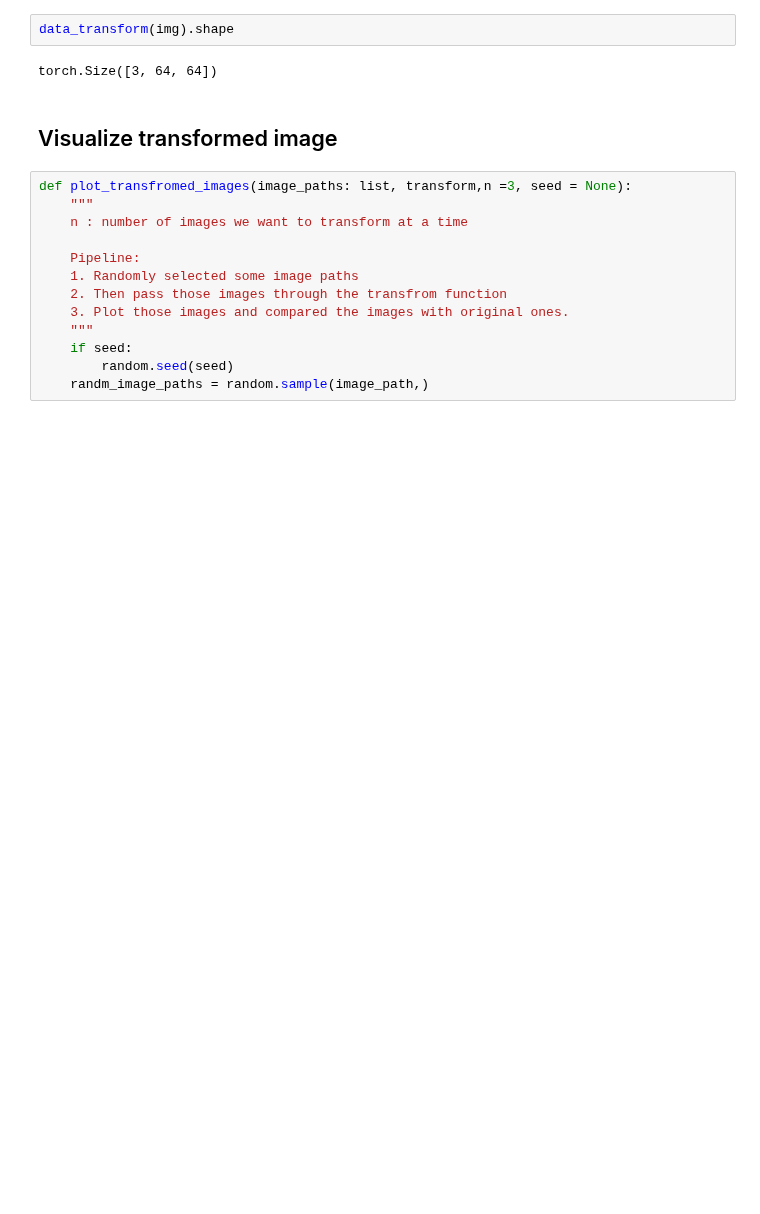
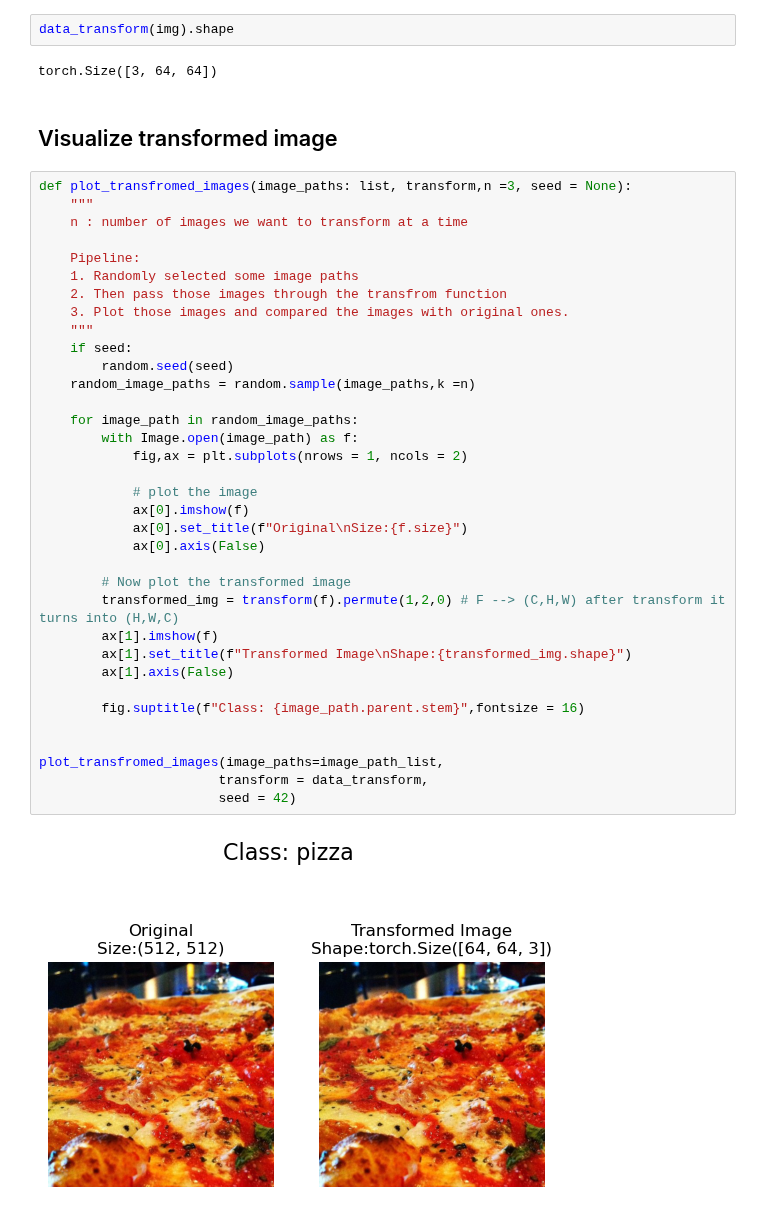
Before and after one commit to Tinonturja/PyTorch-Basics-with-Computer-Vision, a Jupyter notebook: Custom Dataset.ipynb, the cells around one changed output. Drawn from its saved outputs; the diff is of its cells as text; blank space fills up the shorter version.

```diff
--- a/Custom Dataset.ipynb
+++ b/Custom Dataset.ipynb
@@ -247,13 +247,37 @@ torch.Size([3, 64, 64])
 # %%
 def plot_transfromed_images(image_paths: list, transform,n =3, seed = None):
     """
     n : number of images we want to transform at a time
 
     Pipeline:
     1. Randomly selected some image paths
     2. Then pass those images through the transfrom function
     3. Plot those images and compared the images with original ones.
     """
     if seed:
         random.seed(seed)
-    randm_image_paths = random.sample(image_path,)
+    random_image_paths = random.sample(image_paths,k =n)
+
+    for image_path in random_image_paths:
+        with Image.open(image_path) as f:
+            fig,ax = plt.subplots(nrows = 1, ncols = 2)
+
+            # plot the image
+            ax[0].imshow(f)
+            ax[0].set_title(f"Original\nSize:{f.size}")
+            ax[0].axis(False)
+
+        # Now plot the transformed image
+        transformed_img = transform(f).permute(1,2,0) # F --> (C,H,W) after transform it turns into (H,W,C)
+        ax[1].imshow(f)
+        ax[1].set_title(f"Transformed Image\nShape:{transformed_img.shape}")
+        ax[1].axis(False)
+
+        fig.suptitle(f"Class: {image_path.parent.stem}",fontsize = 16)
+
+
+plot_transfromed_images(image_paths=image_path_list,
+                       transform = data_transform,
+                       seed = 42)
+# %% [output]
+[figure, added]
```
Also changed, not shown: parts of 18 cells of this notebook, 1 other file.
